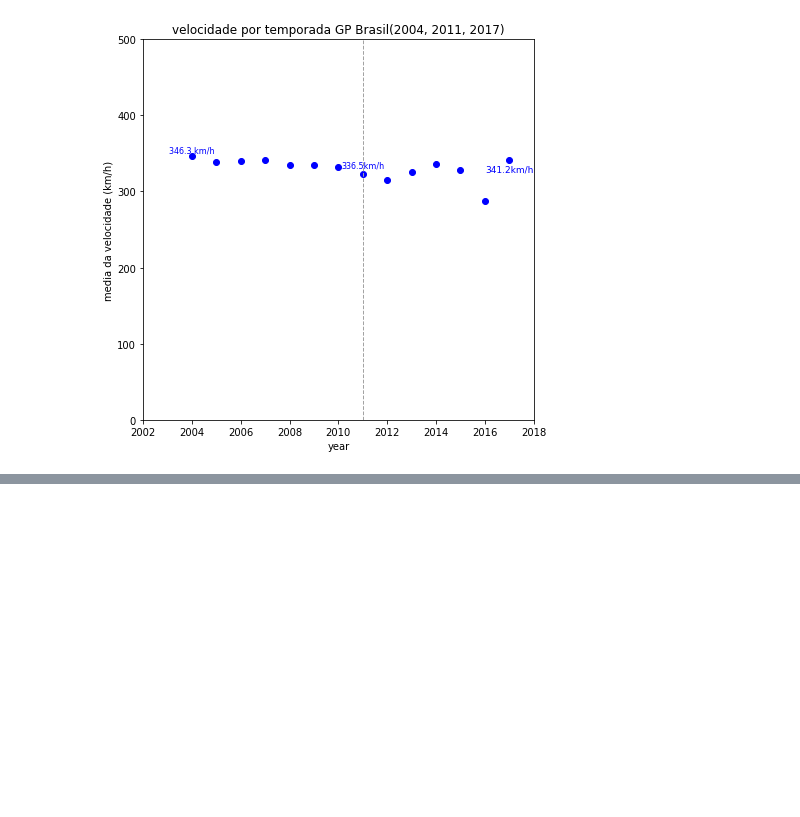
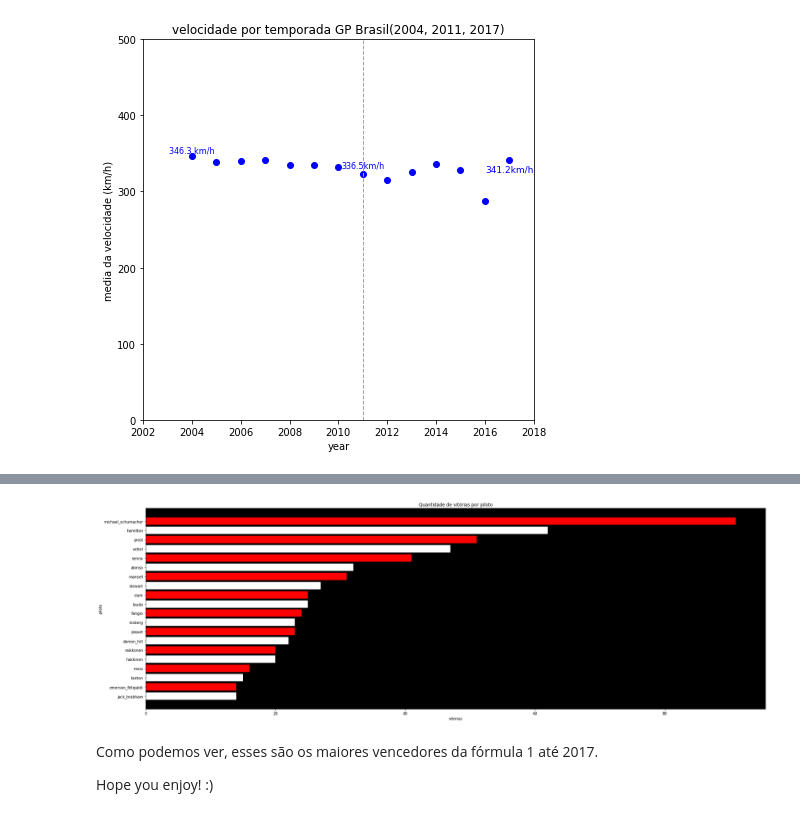
Before and after one commit to renatojmf/analiseDadosF1, a Jupyter notebook: dadosf1.ipynb, the cells around one changed output, grey strips where cells are left out. Saved outputs shown, nothing was run; the diff lists cells and outputs as text; code cells hidden in the pictures; blank space fills up the shorter version.

```diff
--- a/dadosf1.ipynb
+++ b/dadosf1.ipynb
@@ -647,0 +743,4 @@ plt.show()
+# %%
+topPilotos =df.loc[(df['position'] == 1)].groupby('driverRef')['raceId'].count().sort_values(ascending = False)[:20]
+topPilotos = topPilotos.sort_values()
+topPilotos
@@ -647,0 +765,16 @@ plt.show()
+# %%
+fig, ax = plt.subplots(figsize = (30, 10))
+
+ax.barh(list(topPilotos.index), list(topPilotos.values), color =['white','r'])
+ax.set_facecolor('k')
+ax.set(xlabel = 'vitórias'
+       , ylabel = 'piloto'
+       , title = 'Quantidade de vitórias por piloto')
+
+plt.show()
+# %% [output]
+[figure, added]
+# %% [markdown]
+Como podemos ver, esses são os maiores vencedores da fórmula 1 até 2017.
+
+Hope you enjoy! :)
```
Also changed, not shown: parts of 16 cells of this notebook.
